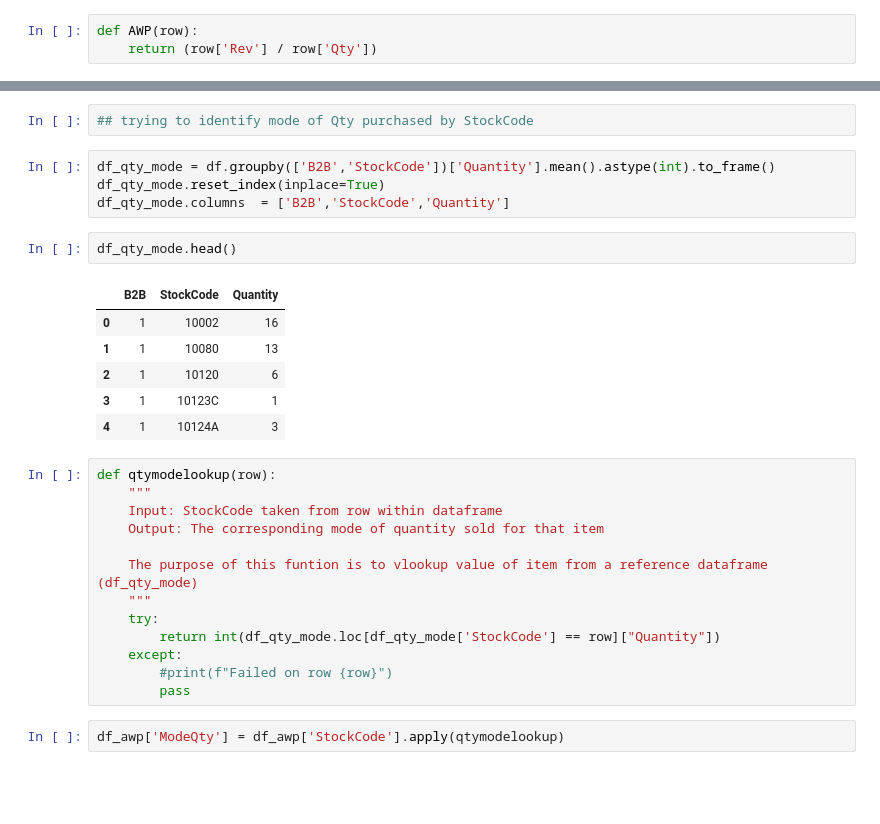
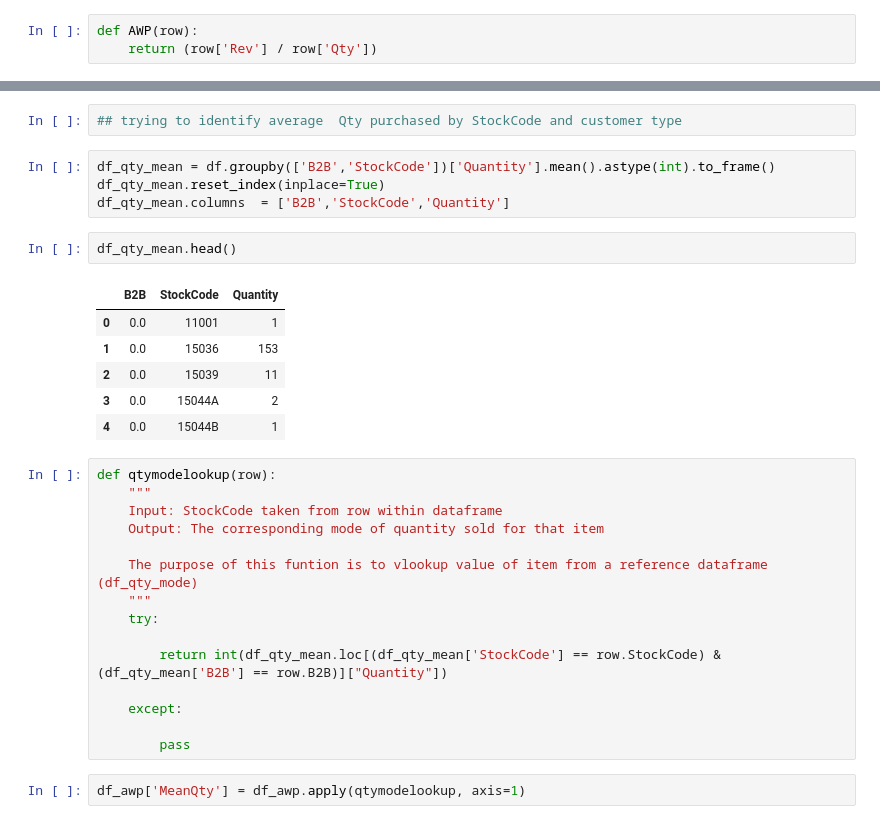
Before and after one commit to tristar82/Project-Week-8-Final-Project, a Jupyter notebook: your-project/Code/2_Create_Inventory_Master_File_from_Transactions.ipynb, the cells around one changed output, grey strips where cells are left out. Drawn from its saved outputs; the diff is of its cells as text; blank space fills up the shorter version.

Commit message:
updated recc system to now look up price based on whether or not a B2B customer and return corresponing AWP and mean qty

```diff
--- a/your-project/Code/2_Create_Inventory_Master_File_from_Transactions.ipynb
+++ b/your-project/Code/2_Create_Inventory_Master_File_from_Transactions.ipynb
@@ -70,18 +70,18 @@ df_awp.head()
 # %%
-## trying to identify mode of Qty purchased by StockCode
+## trying to identify average  Qty purchased by StockCode and customer type
 # %%
-df_qty_mode = df.groupby(['B2B','StockCode'])['Quantity'].mean().astype(int).to_frame()
-df_qty_mode.reset_index(inplace=True)
-df_qty_mode.columns  = ['B2B','StockCode','Quantity']
+df_qty_mean = df.groupby(['B2B','StockCode'])['Quantity'].mean().astype(int).to_frame()
+df_qty_mean.reset_index(inplace=True)
+df_qty_mean.columns  = ['B2B','StockCode','Quantity']
 # %%
-df_qty_mode.head()
+df_qty_mean.head()
 # %% [output]
 |  | B2B | StockCode | Quantity |
-| 0 | 1 | 10002 | 16 |
-| 1 | 1 | 10080 | 13 |
-| 2 | 1 | 10120 | 6 |
-| 3 | 1 | 10123C | 1 |
-| 4 | 1 | 10124A | 3 |
+| 0 | 0.0 | 11001 | 1 |
+| 1 | 0.0 | 15036 | 153 |
+| 2 | 0.0 | 15039 | 11 |
+| 3 | 0.0 | 15044A | 2 |
+| 4 | 0.0 | 15044B | 1 |
 # %%
 def qtymodelookup(row):
     """
@@ -91,12 +91,14 @@ def qtymodelookup(row):
     The purpose of this funtion is to vlookup value of item from a reference dataframe (df_qty_mode)
     """
     try:
-        return int(df_qty_mode.loc[df_qty_mode['StockCode'] == row]["Quantity"])
+
+        return int(df_qty_mean.loc[(df_qty_mean['StockCode'] == row.StockCode) & (df_qty_mean['B2B'] == row.B2B)]["Quantity"])
+
     except:
-        #print(f"Failed on row {row}")
+
         pass
 # %%
-df_awp['ModeQty'] = df_awp['StockCode'].apply(qtymodelookup)
+df_awp['MeanQty'] = df_awp.apply(qtymodelookup, axis=1)
 # %%
 df_awp.head()
 # %% [output]
```
Also changed, not shown: parts of 7 cells of this notebook, 4 other files.
